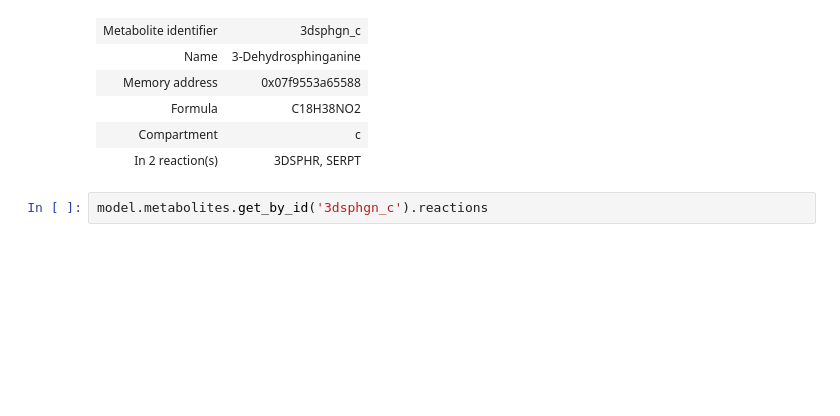
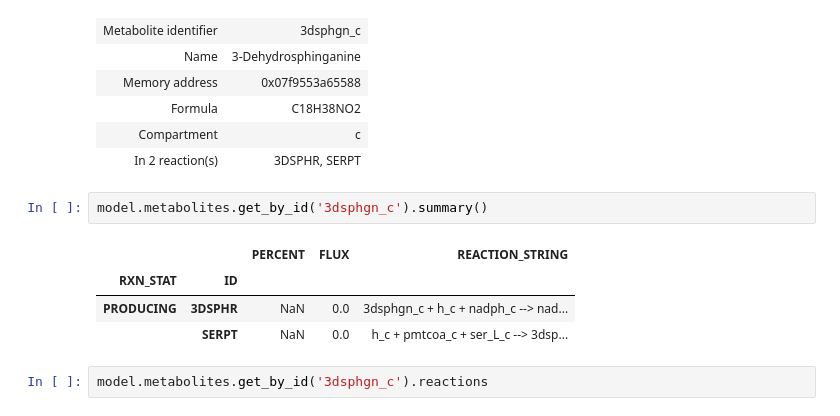
Before and after one commit to elena-krismer/27410-2020-group-project-group12-c-reinhardtii, a Jupyter notebook: notebooks/Ceramid_Biosynthesis_Annette.ipynb, the cells around one changed output. Drawn from its saved outputs; the diff is of its cells as text; blank space fills up the shorter version.

Commit message:
checking out different target metabolites

```diff
--- a/notebooks/Ceramid_Biosynthesis_Annette.ipynb
+++ b/notebooks/Ceramid_Biosynthesis_Annette.ipynb
@@ -160,6 +160,13 @@ model.metabolites.get_by_id('3dsphgn_c')
 | Formula | C18H38NO2 |
 | Compartment | c |
 | In 2 reaction(s) | 3DSPHR, SERPT |
+# %%
+model.metabolites.get_by_id('3dsphgn_c').summary()
+# %% [output]
+|  |  | PERCENT | FLUX | REACTION_STRING |
+| RXN_STAT | ID |  |  |  |
+| PRODUCING | 3DSPHR | NaN | 0.0 | 3dsphgn_c + h_c + nadph_c --> nad... |
+|  | SERPT | NaN | 0.0 | h_c + pmtcoa_c + ser_L_c --> 3dsp... |
 # %%
 model.metabolites.get_by_id('3dsphgn_c').reactions
 # %% [output]
```
Also changed, not shown: 1 other file.
